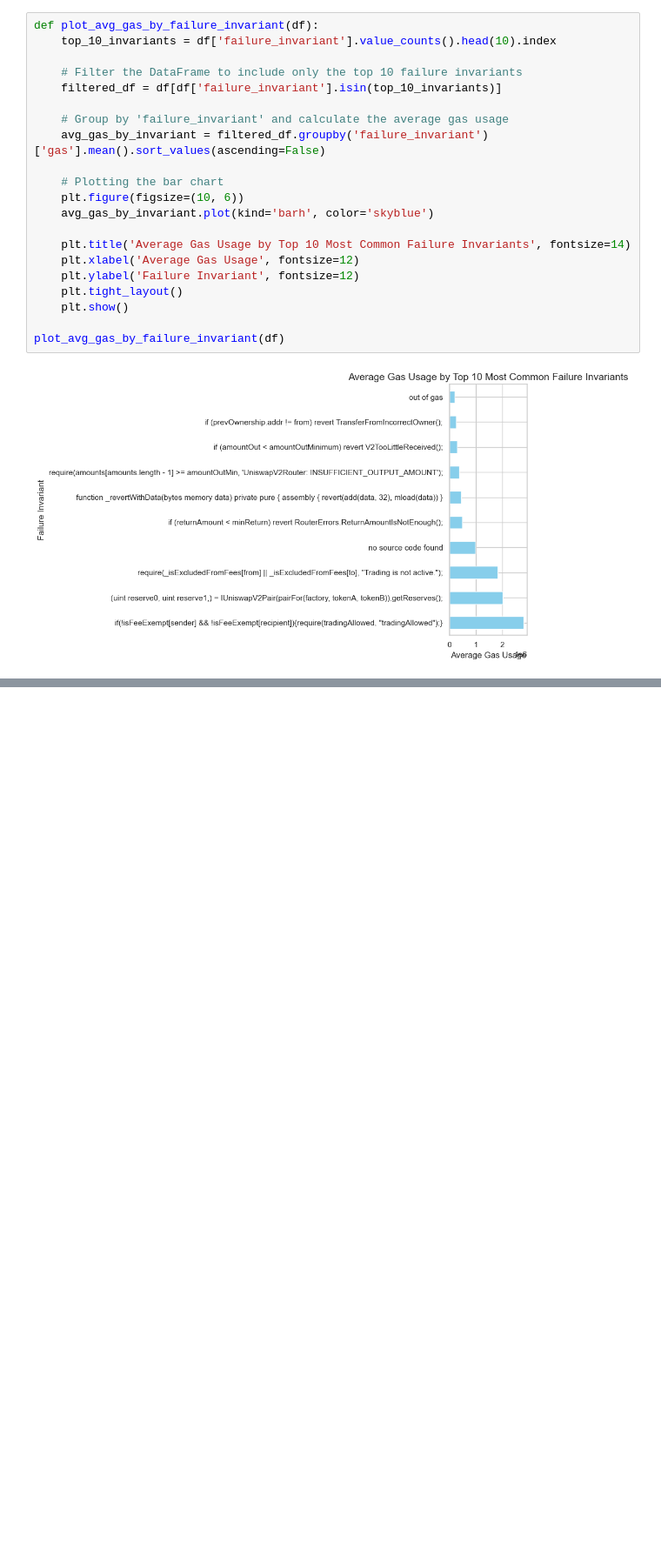
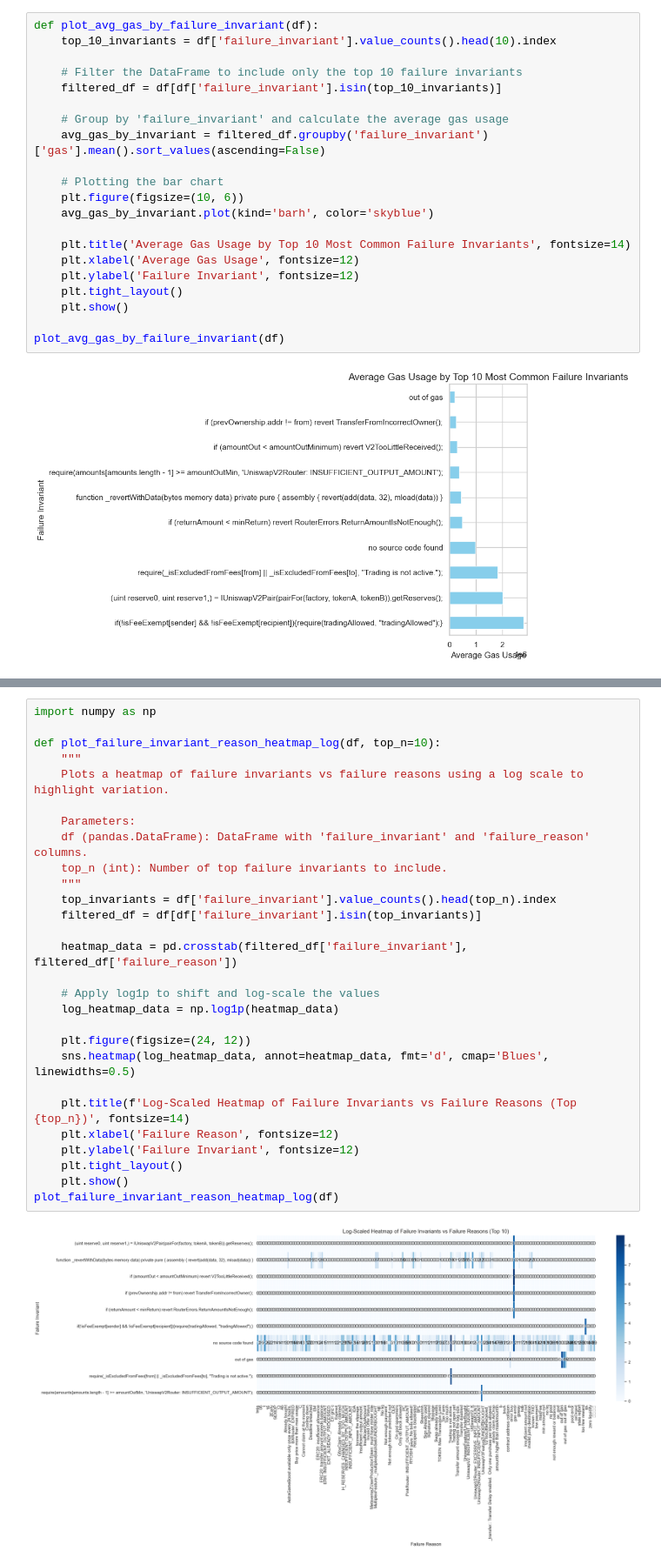
Before and after one commit to mojtaba-eshghie/Raven, a Jupyter notebook: analysis/plotting.ipynb, the cells around one changed output, grey strips where cells are left out. Shown at 87% size. Saved outputs shown, nothing was run; the diff lists cells and outputs as text; blank space fills up the shorter version.

```diff
--- a/analysis/plotting.ipynb
+++ b/analysis/plotting.ipynb
@@ -412,0 +400,30 @@ plot_avg_gas_by_failure_invariant(df)
+# %%
+import numpy as np
+
+def plot_failure_invariant_reason_heatmap_log(df, top_n=10):
+    """
+    Plots a heatmap of failure invariants vs failure reasons using a log scale to highlight variation.
+
+    Parameters:
+    df (pandas.DataFrame): DataFrame with 'failure_invariant' and 'failure_reason' columns.
+    top_n (int): Number of top failure invariants to include.
+    """
+    top_invariants = df['failure_invariant'].value_counts().head(top_n).index
+    filtered_df = df[df['failure_invariant'].isin(top_invariants)]
+
+    heatmap_data = pd.crosstab(filtered_df['failure_invariant'], filtered_df['failure_reason'])
+
+    # Apply log1p to shift and log-scale the values
+    log_heatmap_data = np.log1p(heatmap_data)
+
+    plt.figure(figsize=(24, 12))
+    sns.heatmap(log_heatmap_data, annot=heatmap_data, fmt='d', cmap='Blues', linewidths=0.5)
+
+    plt.title(f'Log-Scaled Heatmap of Failure Invariants vs Failure Reasons (Top {top_n})', fontsize=14)
+    plt.xlabel('Failure Reason', fontsize=12)
+    plt.ylabel('Failure Invariant', fontsize=12)
+    plt.tight_layout()
+    plt.show()
+plot_failure_invariant_reason_heatmap_log(df)
+# %% [output]
+[figure, added]
```
Also changed, not shown: parts of 8 cells of this notebook.
